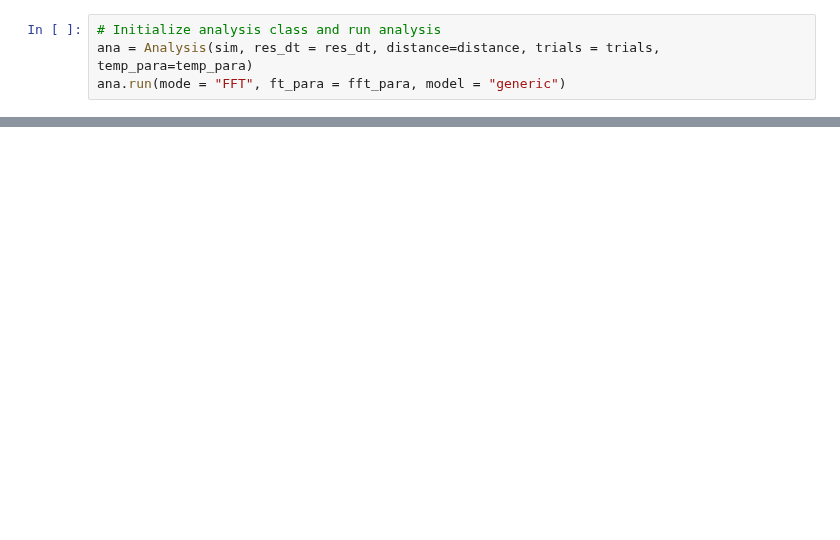
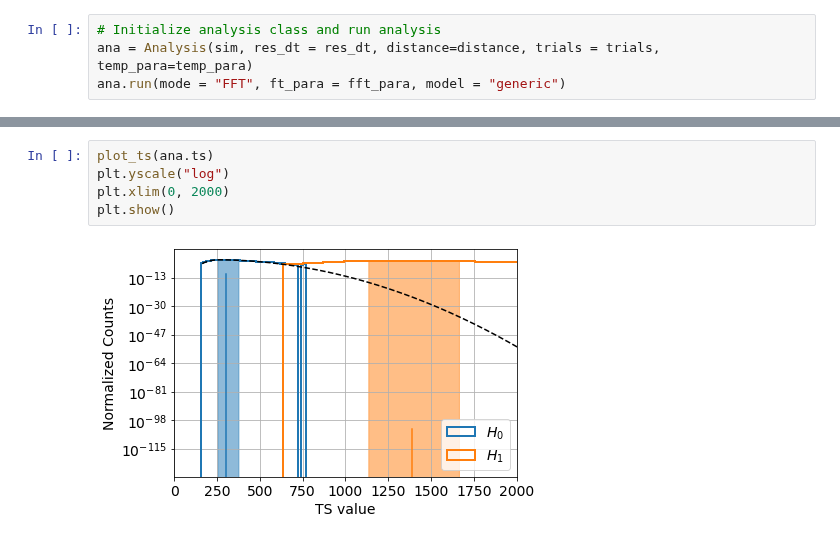
Before and after one commit to icecube/ASTERIA, a Jupyter notebook: docs/gen2-ana/test_fft.ipynb, the cells around one changed output, grey strips where cells are left out. Saved outputs shown, nothing was run; the diff lists cells and outputs as text; blank space fills up the shorter version.

```diff
--- a/docs/gen2-ana/test_fft.ipynb
+++ b/docs/gen2-ana/test_fft.ipynb
@@ -72,3 +72,10 @@ plot_fft(ana._freq_new, ana._fft)
+# %%
+plot_ts(ana.ts)
+plt.yscale("log")
+plt.xlim(0, 2000)
+plt.show()
+# %% [output]
+[figure, added]
 # %%
 plot_ts(ana.ts)
 # %% [output]
```
Also changed, not shown: parts of 7 cells of this notebook, 1 other file.
